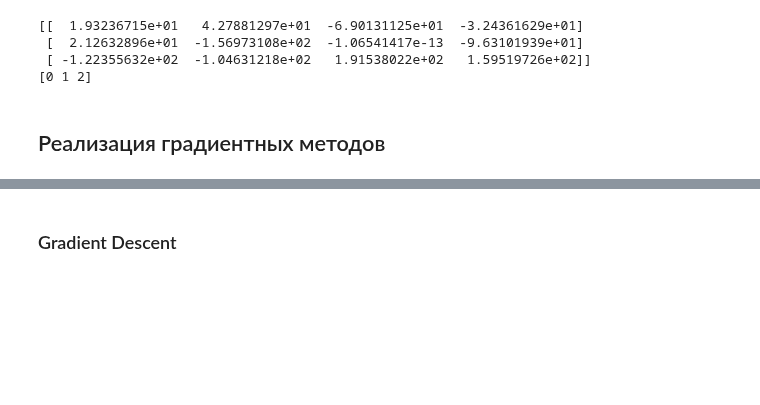
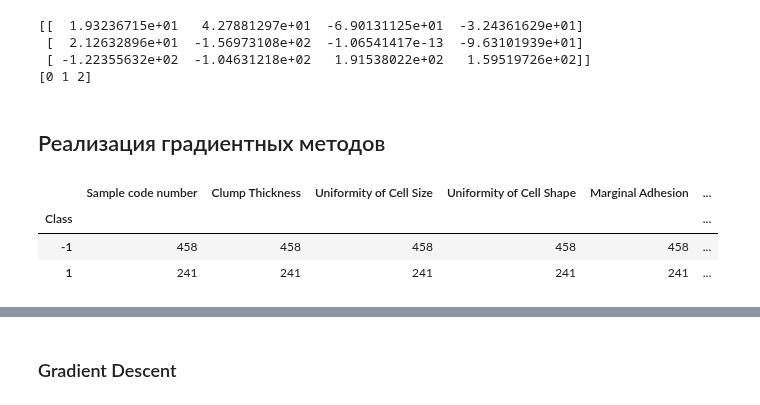
Before and after one commit to ml-mipt/ml-mipt-part1, a Jupyter notebook: 2018/seminars/6_linear_models/seminar6_v1.ipynb, the cells around one changed output, grey strips where cells are left out. Saved outputs shown, nothing was run; the diff lists cells and outputs as text; code cells hidden in the pictures; blank space fills up the shorter version.

```diff
--- a/2018/seminars/6_linear_models/seminar6_v1.ipynb
+++ b/2018/seminars/6_linear_models/seminar6_v1.ipynb
@@ -276,3 +274,17 @@ print (estimator.classes_)
 [0 1 2]
 # %% [markdown]
 ## Реализация градиентных методов
+# %%
+# dataset https://archive.ics.uci.edu/ml/machine-learning-databases/breast-cancer-wisconsin/breast-cancer-wisconsin.data
+data = pd.read_csv('https://archive.ics.uci.edu/ml/machine-learning-databases/breast-cancer-wisconsin/breast-cancer-wisconsin.data',
+                  names=['Sample code number','Clump Thickness','Uniformity of Cell Size','Uniformity of Cell Shape','Marginal Adhesion','Single Epithelial Cell Size','Bare Nuclei','Bland Chromatin','Normal Nucleoli','Mitoses','Class'])
+data.head()
+# %%
+# разметка классов
+data.loc[:, 'Class']= data['Class']-3
+data.groupby(['Class']).count()
+# %% [output]
+|  | Sample code number | Clump Thickness | Uniformity of Cell Size | Uniformity of Cell Shape | Marginal Adhesion | ... |
+| Class |  |  |  |  |  | ... |
+| -1 | 458 | 458 | 458 | 458 | 458 | ... |
+| 1 | 241 | 241 | 241 | 241 | 241 | ... |
```
Also changed, not shown: parts of 4 cells of this notebook.
